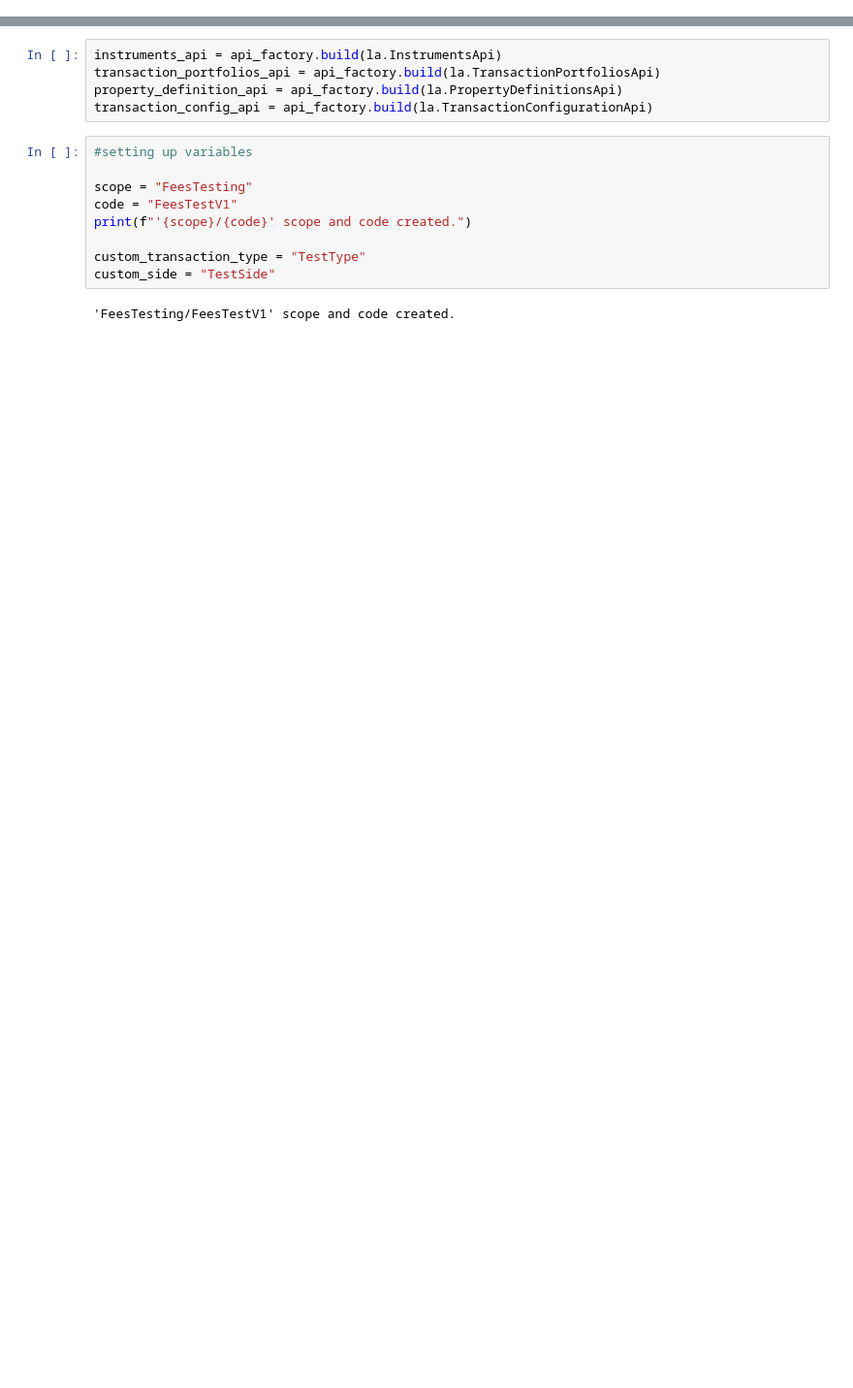
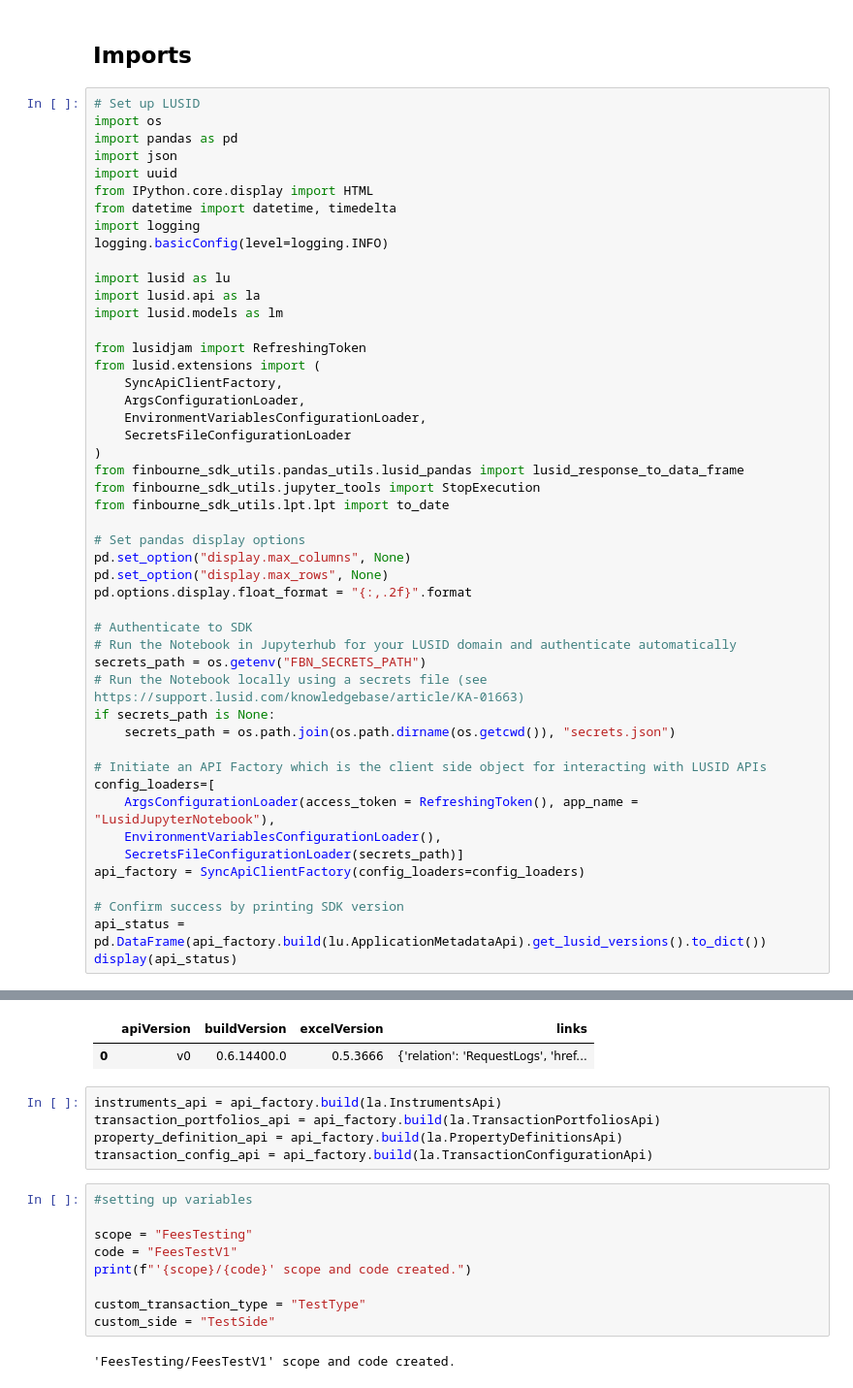
Before and after one commit to ncam6/Fees-in-Transaction-Config, a Jupyter notebook: Fees_Notebook_V1.ipynb, the cells around one changed output, grey strips where cells are left out. Shown at 97% size. Drawn from its saved outputs; the diff is of its cells as text; blank space fills up the shorter version.

```diff
--- a/Fees_Notebook_V1.ipynb
+++ b/Fees_Notebook_V1.ipynb
@@ -31,0 +4,51 @@ Error:
+# %% [markdown]
+## Imports
+# %%
+# Set up LUSID
+import os
+import pandas as pd
+import json
+import uuid
+from IPython.core.display import HTML
+from datetime import datetime, timedelta
+import logging
+logging.basicConfig(level=logging.INFO)
+
+import lusid as lu
+import lusid.api as la
+import lusid.models as lm
+
+from lusidjam import RefreshingToken
+from lusid.extensions import (
+    SyncApiClientFactory,
+    ArgsConfigurationLoader,
+    EnvironmentVariablesConfigurationLoader,
+    SecretsFileConfigurationLoader
+)
+from finbourne_sdk_utils.pandas_utils.lusid_pandas import lusid_response_to_data_frame
+from finbourne_sdk_utils.jupyter_tools import StopExecution
+from finbourne_sdk_utils.lpt.lpt import to_date
+
+# Set pandas display options
+pd.set_option("display.max_columns", None)
+pd.set_option("display.max_rows", None)
+pd.options.display.float_format = "{:,.2f}".format
+
+# Authenticate to SDK
+# Run the Notebook in Jupyterhub for your LUSID domain and authenticate automatically
+secrets_path = os.getenv("FBN_SECRETS_PATH")
+# Run the Notebook locally using a secrets file (see https://support.lusid.com/knowledgebase/article/KA-01663)
+if secrets_path is None:
+    secrets_path = os.path.join(os.path.dirname(os.getcwd()), "secrets.json")
+
+# Initiate an API Factory which is the client side object for interacting with LUSID APIs
+config_loaders=[
+    ArgsConfigurationLoader(access_token = RefreshingToken(), app_name = "LusidJupyterNotebook"),
+    EnvironmentVariablesConfigurationLoader(),
+    SecretsFileConfigurationLoader(secrets_path)]
+api_factory = SyncApiClientFactory(config_loaders=config_loaders)
+
+# Confirm success by printing SDK version
+api_status = pd.DataFrame(api_factory.build(lu.ApplicationMetadataApi).get_lusid_versions().to_dict())
+display(api_status)
+# %% [output]
@@ -32,3 +56,5 @@ Error:
+|  | apiVersion | buildVersion | excelVersion | links |
+| 0 | v0 | 0.6.14400.0 | 0.5.3666 | {'relation': 'RequestLogs', 'href... |
 # %%
 instruments_api = api_factory.build(la.InstrumentsApi)
 transaction_portfolios_api = api_factory.build(la.TransactionPortfoliosApi)
```
Also changed, not shown: parts of 19 cells of this notebook.
